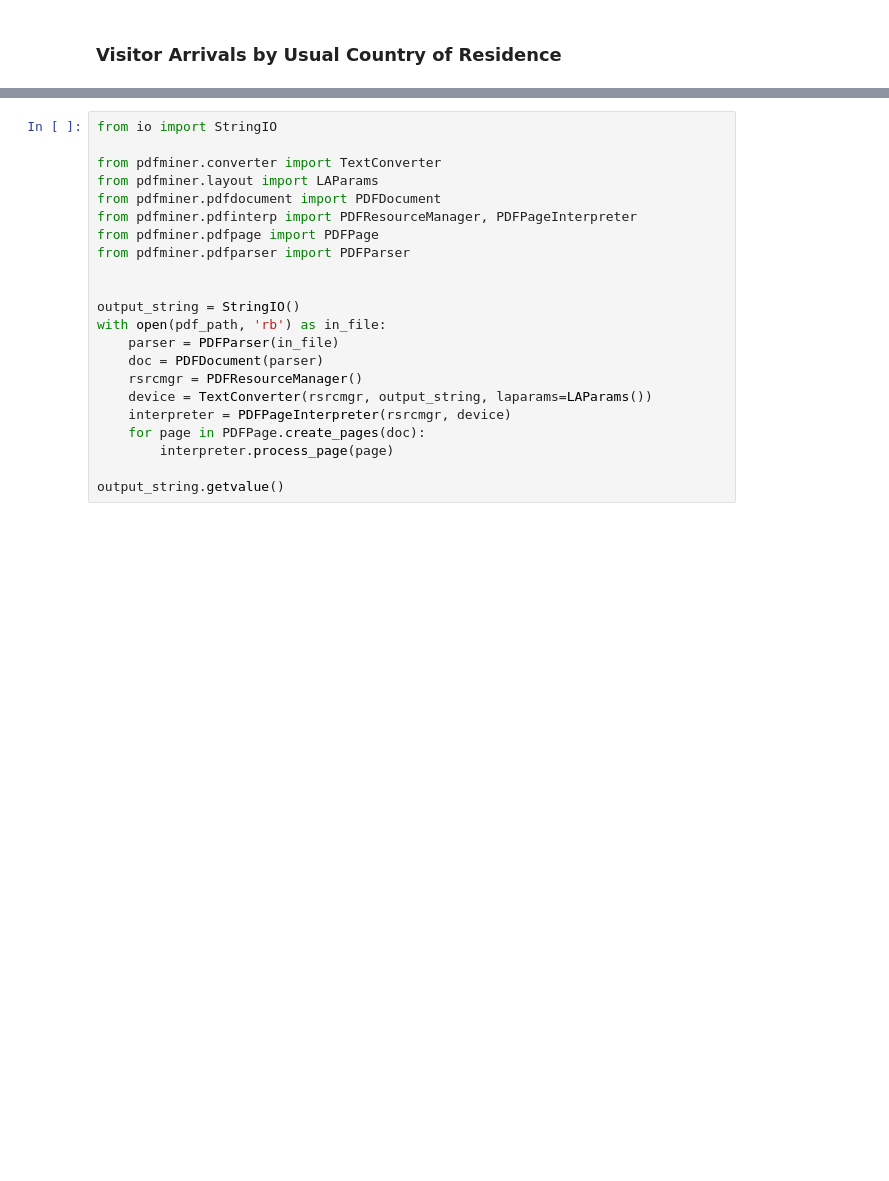
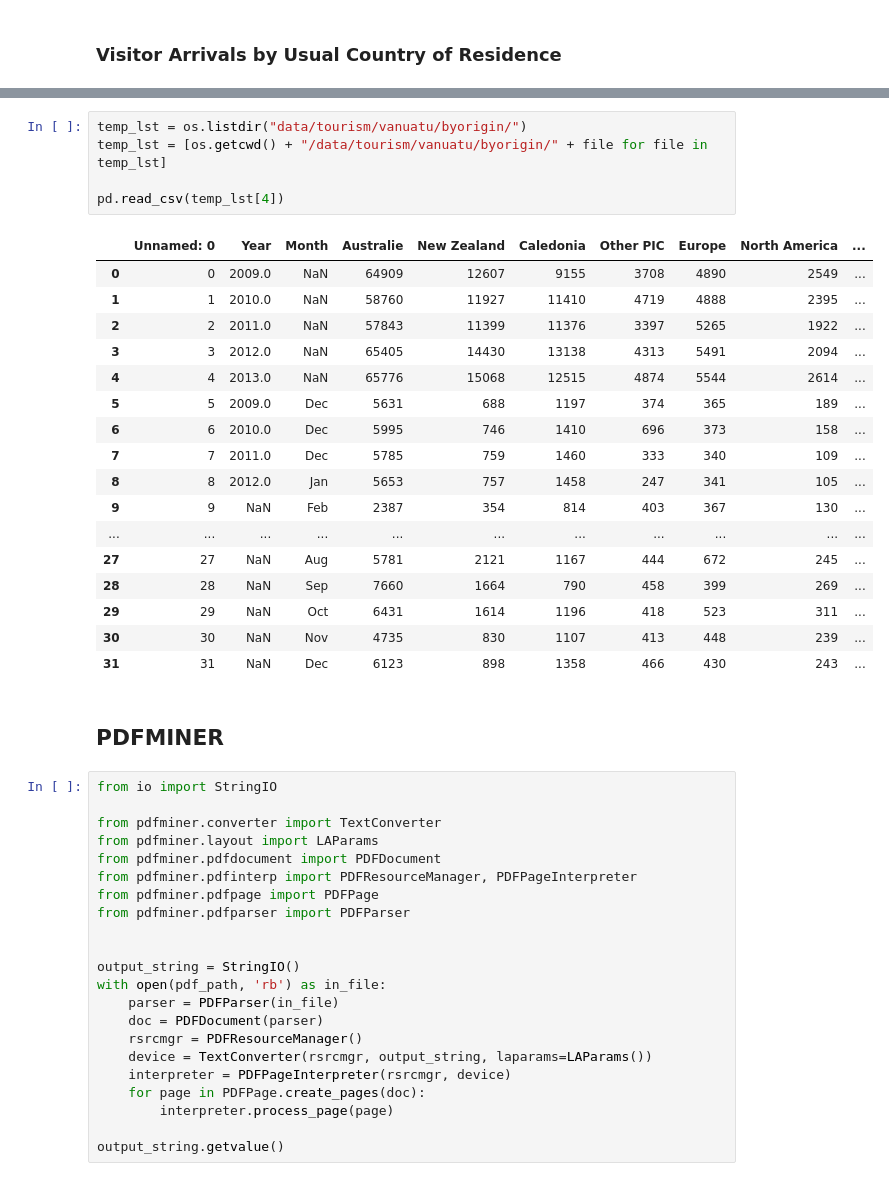
Before and after one commit to worldbank/pacific-observatory, a Jupyter notebook: scripts/notebooks/parse_demo.ipynb, the cells around one changed output, grey strips where cells are left out. Cells and saved outputs as stored; diff of their text form; blank space fills up the shorter version.

```diff
--- a/scripts/notebooks/parse_demo.ipynb
+++ b/scripts/notebooks/parse_demo.ipynb
@@ -553,3 +528,28 @@ pd.DataFrame(bycountry_err_dict)
+# %%
+temp_lst = os.listdir("data/tourism/vanuatu/byorigin/")
+temp_lst = [os.getcwd() + "/data/tourism/vanuatu/byorigin/" + file for file in temp_lst]
+
+pd.read_csv(temp_lst[4])
+# %% [output]
+|  | Unnamed: 0 | Year | Month | Australie | New Zealand | Caledonia | Other PIC | Europe | North America | ... |
+| 0 | 0 | 2009.0 | NaN | 64909 | 12607 | 9155 | 3708 | 4890 | 2549 | ... |
+| 1 | 1 | 2010.0 | NaN | 58760 | 11927 | 11410 | 4719 | 4888 | 2395 | ... |
+| 2 | 2 | 2011.0 | NaN | 57843 | 11399 | 11376 | 3397 | 5265 | 1922 | ... |
+| 3 | 3 | 2012.0 | NaN | 65405 | 14430 | 13138 | 4313 | 5491 | 2094 | ... |
+| 4 | 4 | 2013.0 | NaN | 65776 | 15068 | 12515 | 4874 | 5544 | 2614 | ... |
+| 5 | 5 | 2009.0 | Dec | 5631 | 688 | 1197 | 374 | 365 | 189 | ... |
+| 6 | 6 | 2010.0 | Dec | 5995 | 746 | 1410 | 696 | 373 | 158 | ... |
+| 7 | 7 | 2011.0 | Dec | 5785 | 759 | 1460 | 333 | 340 | 109 | ... |
+| 8 | 8 | 2012.0 | Jan | 5653 | 757 | 1458 | 247 | 341 | 105 | ... |
+| 9 | 9 | NaN | Feb | 2387 | 354 | 814 | 403 | 367 | 130 | ... |
+| ... | ... | ... | ... | ... | ... | ... | ... | ... | ... | ... |
+| 27 | 27 | NaN | Aug | 5781 | 2121 | 1167 | 444 | 672 | 245 | ... |
+| 28 | 28 | NaN | Sep | 7660 | 1664 | 790 | 458 | 399 | 269 | ... |
+| 29 | 29 | NaN | Oct | 6431 | 1614 | 1196 | 418 | 523 | 311 | ... |
+| 30 | 30 | NaN | Nov | 4735 | 830 | 1107 | 413 | 448 | 239 | ... |
+| 31 | 31 | NaN | Dec | 6123 | 898 | 1358 | 466 | 430 | 243 | ... |
+# %% [markdown]
+## PDFMINER
 # %%
 from io import StringIO
 
```
Also changed, not shown: parts of 6 cells of this notebook, 16 other files.
